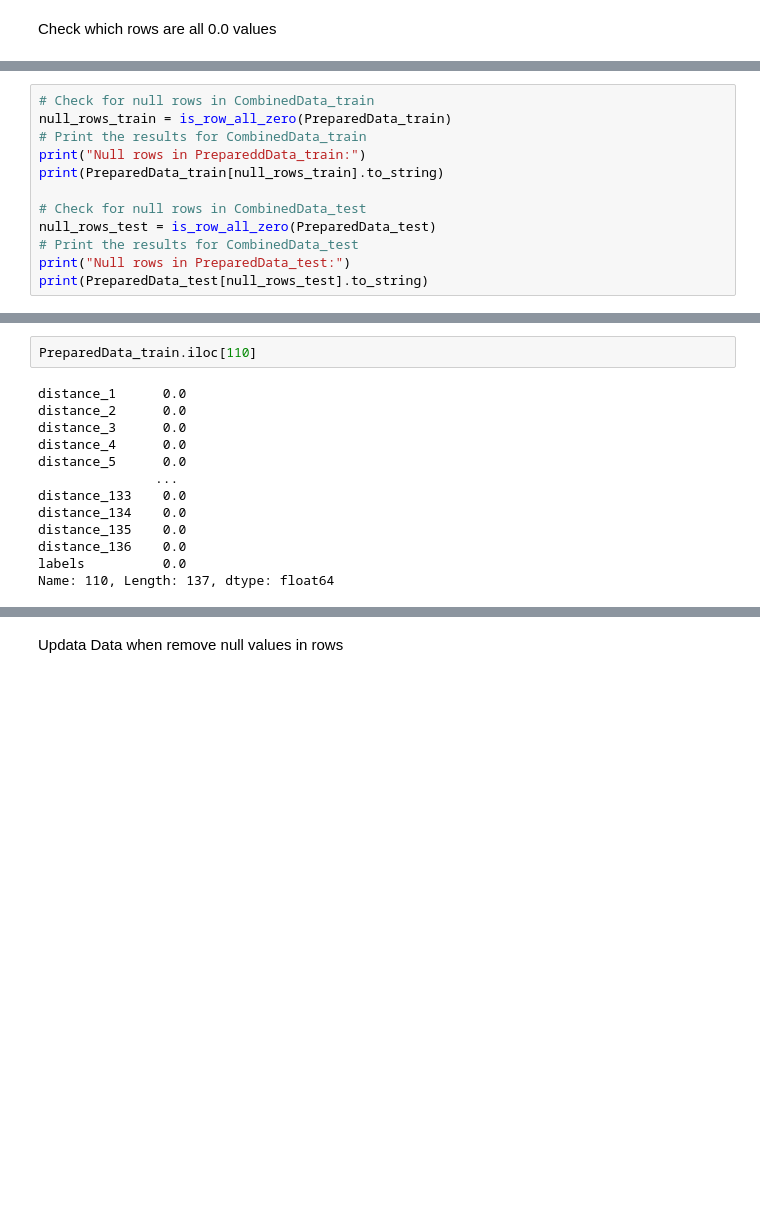
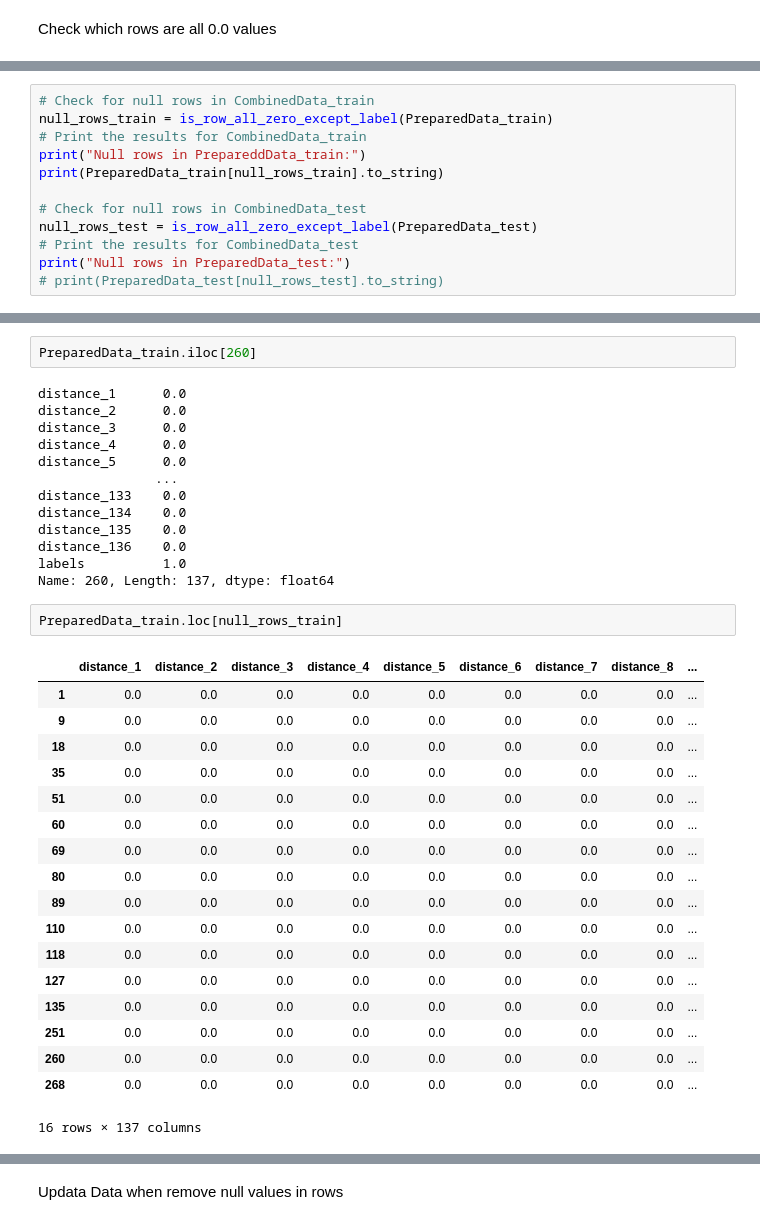
Before and after one commit to dinhanit/Abnormal_Behavior, a Jupyter notebook: Source/Data/EDA_data.ipynb, the cells around one changed output, grey strips where cells are left out. Saved outputs shown, nothing was run; the diff lists cells and outputs as text; blank space fills up the shorter version.

```diff
--- a/Source/Data/EDA_data.ipynb
+++ b/Source/Data/EDA_data.ipynb
@@ -61,15 +61,15 @@ def is_row_all_zero(df):
 # %%
 # Check for null rows in CombinedData_train
-null_rows_train = is_row_all_zero(PreparedData_train)
+null_rows_train = is_row_all_zero_except_label(PreparedData_train)
 # Print the results for CombinedData_train
 print("Null rows in PrepareddData_train:")
 print(PreparedData_train[null_rows_train].to_string)
 
 # Check for null rows in CombinedData_test
-null_rows_test = is_row_all_zero(PreparedData_test)
+null_rows_test = is_row_all_zero_except_label(PreparedData_test)
 # Print the results for CombinedData_test
 print("Null rows in PreparedData_test:")
-print(PreparedData_test[null_rows_test].to_string)
+# print(PreparedData_test[null_rows_test].to_string)
 # %% [output]
 Null rows in PrepareddData_train:
 <bound method DataFrame.to_string of      distance_1  distance_2  distance_3  distance_4  distance_5  distance_6  \
@@ -91,5 +91,5 @@ Null rows in PrepareddData_train:
 # %%
-PreparedData_train.iloc[110]
+PreparedData_train.iloc[260]
 # %% [output]
 distance_1      0.0
 distance_2      0.0
@@ -101,6 +101,27 @@ distance_133    0.0
 distance_134    0.0
 distance_135    0.0
 distance_136    0.0
-labels          0.0
-Name: 110, Length: 137, dtype: float64
+labels          1.0
+Name: 260, Length: 137, dtype: float64
+# %%
+PreparedData_train.loc[null_rows_train]
+# %% [output]
+|  | distance_1 | distance_2 | distance_3 | distance_4 | distance_5 | distance_6 | distance_7 | distance_8 | ... |
+| 1 | 0.0 | 0.0 | 0.0 | 0.0 | 0.0 | 0.0 | 0.0 | 0.0 | ... |
+| 9 | 0.0 | 0.0 | 0.0 | 0.0 | 0.0 | 0.0 | 0.0 | 0.0 | ... |
+| 18 | 0.0 | 0.0 | 0.0 | 0.0 | 0.0 | 0.0 | 0.0 | 0.0 | ... |
+| 35 | 0.0 | 0.0 | 0.0 | 0.0 | 0.0 | 0.0 | 0.0 | 0.0 | ... |
+| 51 | 0.0 | 0.0 | 0.0 | 0.0 | 0.0 | 0.0 | 0.0 | 0.0 | ... |
+| 60 | 0.0 | 0.0 | 0.0 | 0.0 | 0.0 | 0.0 | 0.0 | 0.0 | ... |
+| 69 | 0.0 | 0.0 | 0.0 | 0.0 | 0.0 | 0.0 | 0.0 | 0.0 | ... |
+| 80 | 0.0 | 0.0 | 0.0 | 0.0 | 0.0 | 0.0 | 0.0 | 0.0 | ... |
+| 89 | 0.0 | 0.0 | 0.0 | 0.0 | 0.0 | 0.0 | 0.0 | 0.0 | ... |
+| 110 | 0.0 | 0.0 | 0.0 | 0.0 | 0.0 | 0.0 | 0.0 | 0.0 | ... |
+| 118 | 0.0 | 0.0 | 0.0 | 0.0 | 0.0 | 0.0 | 0.0 | 0.0 | ... |
+| 127 | 0.0 | 0.0 | 0.0 | 0.0 | 0.0 | 0.0 | 0.0 | 0.0 | ... |
+| 135 | 0.0 | 0.0 | 0.0 | 0.0 | 0.0 | 0.0 | 0.0 | 0.0 | ... |
+| 251 | 0.0 | 0.0 | 0.0 | 0.0 | 0.0 | 0.0 | 0.0 | 0.0 | ... |
+| 260 | 0.0 | 0.0 | 0.0 | 0.0 | 0.0 | 0.0 | 0.0 | 0.0 | ... |
+| 268 | 0.0 | 0.0 | 0.0 | 0.0 | 0.0 | 0.0 | 0.0 | 0.0 | ... |
+16 rows × 137 columns
 # %%
```
Also changed, not shown: parts of 9 cells of this notebook, 3 other files.
